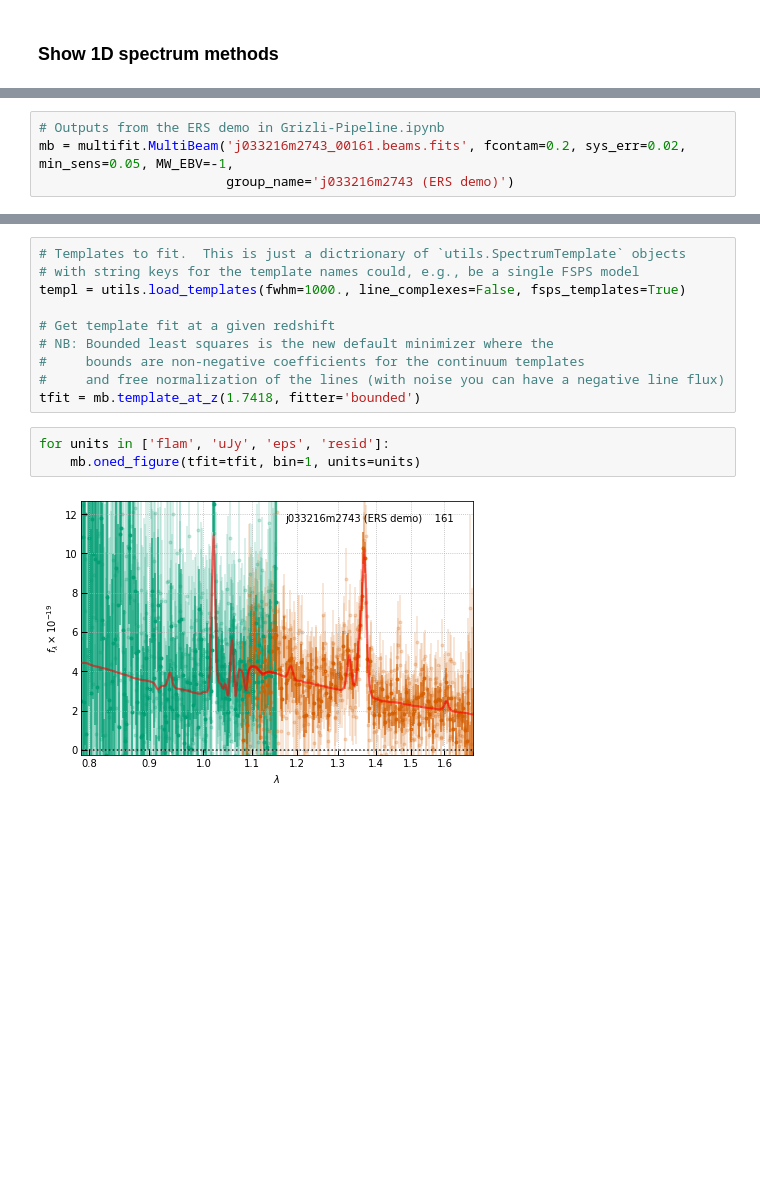
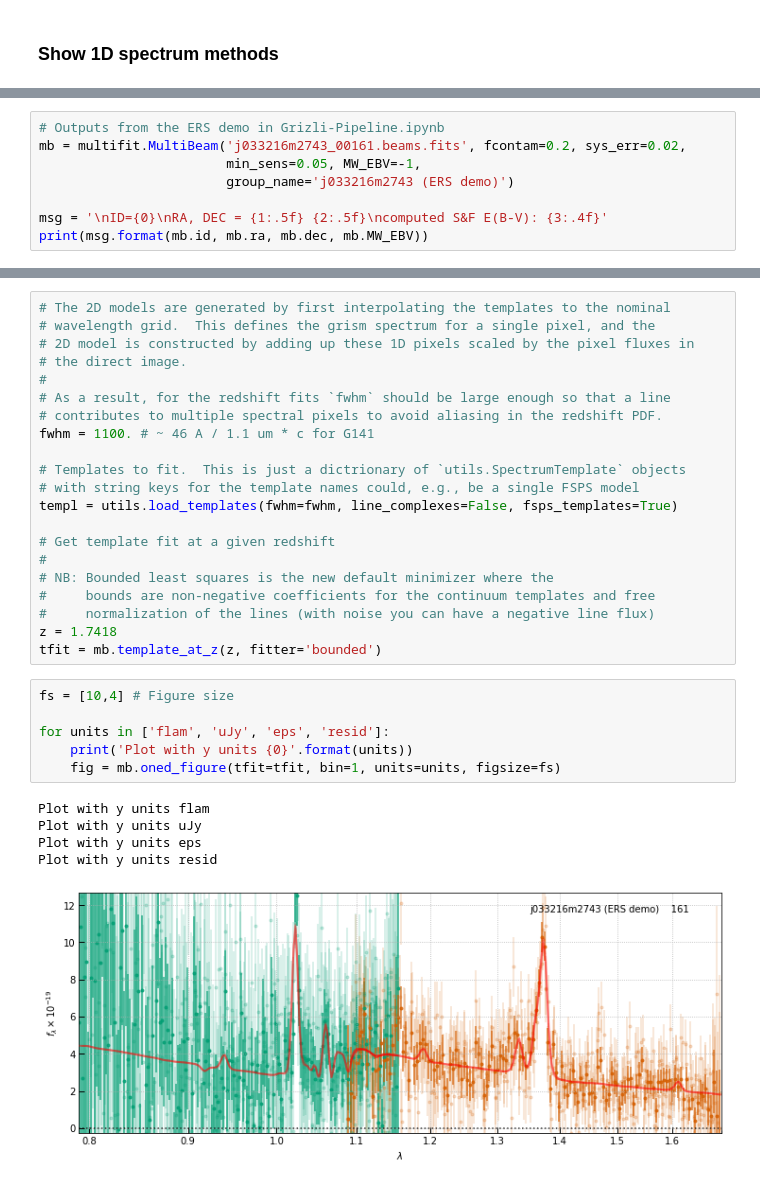
Before and after one commit to gbrammer/grizli-binder, a Jupyter notebook: Demo1D/Grizli-oned.ipynb, the cells around one changed output, grey strips where cells are left out. Drawn from its saved outputs; the diff is of its cells as text; blank space fills up the shorter version.

```diff
--- a/Demo1D/Grizli-oned.ipynb
+++ b/Demo1D/Grizli-oned.ipynb
@@ -6,7 +14,11 @@ utils.set_warnings()
 # %%
 # Outputs from the ERS demo in Grizli-Pipeline.ipynb
-mb = multifit.MultiBeam('j033216m2743_00161.beams.fits', fcontam=0.2, sys_err=0.02, min_sens=0.05, MW_EBV=-1,
+mb = multifit.MultiBeam('j033216m2743_00161.beams.fits', fcontam=0.2, sys_err=0.02,
+                        min_sens=0.05, MW_EBV=-1,
                         group_name='j033216m2743 (ERS demo)')
+
+msg = '\nID={0}\nRA, DEC = {1:.5f} {2:.5f}\ncomputed S&F E(B-V): {3:.4f}'
+print(msg.format(mb.id, mb.ra, mb.dec, mb.MW_EBV))
 # %% [output]
 1 ib6o23rsq_flt.fits G141
 2 ib6o21qmq_flt.fits G102
@@ -19,15 +35,33 @@ mb = multifit.MultiBeam('j033216m2743_00161.beams.fits', fcontam=0.2, sys_err=0.
 # %%
+# The 2D models are generated by first interpolating the templates to the nominal
+# wavelength grid.  This defines the grism spectrum for a single pixel, and the
+# 2D model is constructed by adding up these 1D pixels scaled by the pixel fluxes in
+# the direct image.
+#
+# As a result, for the redshift fits `fwhm` should be large enough so that a line
+# contributes to multiple spectral pixels to avoid aliasing in the redshift PDF.
+fwhm = 1100. # ~ 46 A / 1.1 um * c for G141
+
 # Templates to fit.  This is just a dictrionary of `utils.SpectrumTemplate` objects
 # with string keys for the template names could, e.g., be a single FSPS model
-templ = utils.load_templates(fwhm=1000., line_complexes=False, fsps_templates=True)
+templ = utils.load_templates(fwhm=fwhm, line_complexes=False, fsps_templates=True)
 
 # Get template fit at a given redshift
+#
 # NB: Bounded least squares is the new default minimizer where the
-#     bounds are non-negative coefficients for the continuum templates
-#     and free normalization of the lines (with noise you can have a negative line flux)
-tfit = mb.template_at_z(1.7418, fitter='bounded')
+#     bounds are non-negative coefficients for the continuum templates and free
+#     normalization of the lines (with noise you can have a negative line flux)
+z = 1.7418
+tfit = mb.template_at_z(z, fitter='bounded')
 # %%
+fs = [10,4] # Figure size
+
 for units in ['flam', 'uJy', 'eps', 'resid']:
-    mb.oned_figure(tfit=tfit, bin=1, units=units)
+    print('Plot with y units {0}'.format(units))
+    fig = mb.oned_figure(tfit=tfit, bin=1, units=units, figsize=fs)
 # %% [output]
+Plot with y units flam
+Plot with y units uJy
+Plot with y units eps
+Plot with y units resid
-[figure, old version]
+[figure, new version]
```
Also changed, not shown: parts of 8 cells of this notebook.
